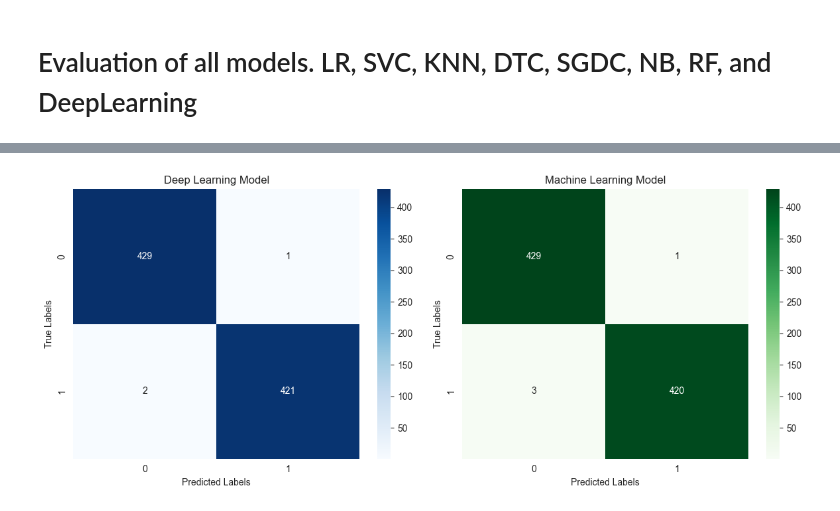
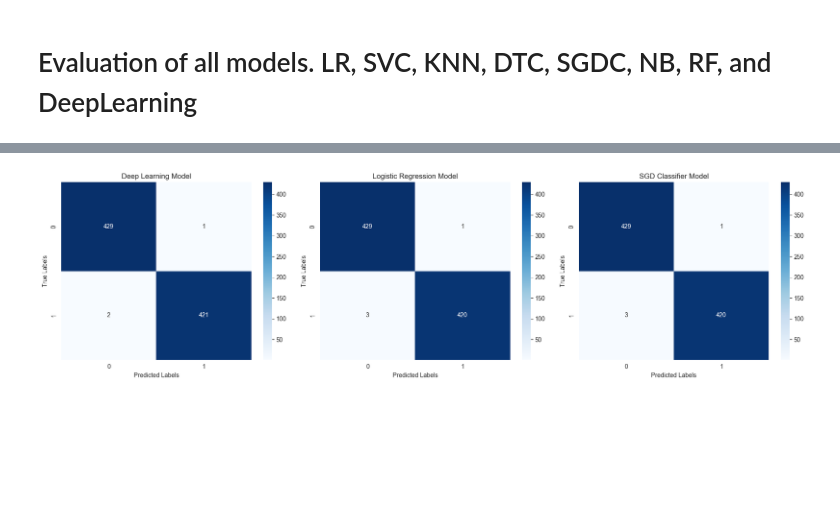
Before and after one commit to CreamMeatball/TrAiAngle, a Jupyter notebook: core/squat_model/5.evaluation_all_models.ipynb, the cells around one changed output, grey strips where cells are left out. Drawn from its saved outputs; the diff is of its cells as text; code cells hidden in the pictures; blank space fills up the shorter version.

```diff
--- a/core/squat_model/5.evaluation_all_models.ipynb
+++ b/core/squat_model/5.evaluation_all_models.ipynb
@@ -107,21 +118,17 @@ WARNING:absl:At this time, the v2.11+ optimizer `tf.keras.optimizers.Adam` runs
 # %%
 import seaborn as sns
 import matplotlib.pyplot as plt
 
-# Plot Confusion Matrices
-fig, axes = plt.subplots(1, 2, figsize=(12, 5))
+# 혼동 행렬 시각화
+fig, axes = plt.subplots(1, 3, figsize=(18, 5))
 
-sns.heatmap(results['Confusion Matrix'][0], annot=True, fmt='g', ax=axes[0], cmap='Blues')
-axes[0].set_title('Deep Learning Model')
-axes[0].set_xlabel('Predicted Labels')
-axes[0].set_ylabel('True Labels')
-
-sns.heatmap(results['Confusion Matrix'][1], annot=True, fmt='g', ax=axes[1], cmap='Greens')
-axes[1].set_title('Machine Learning Model')
-axes[1].set_xlabel('Predicted Labels')
-axes[1].set_ylabel('True Labels')
+for idx, (model_name, cm) in enumerate(zip(results['Model'], results['Confusion Matrix'])):
+    sns.heatmap(cm, annot=True, fmt='g', ax=axes[idx], cmap='Blues')
+    axes[idx].set_title(f'{model_name} Model')
+    axes[idx].set_xlabel('Predicted Labels')
+    axes[idx].set_ylabel('True Labels')
 
 plt.tight_layout()
 plt.show()
 # %% [output]
-[figure, old version]
+[figure, new version]
```
Also changed, not shown: parts of 1 cell of this notebook.
